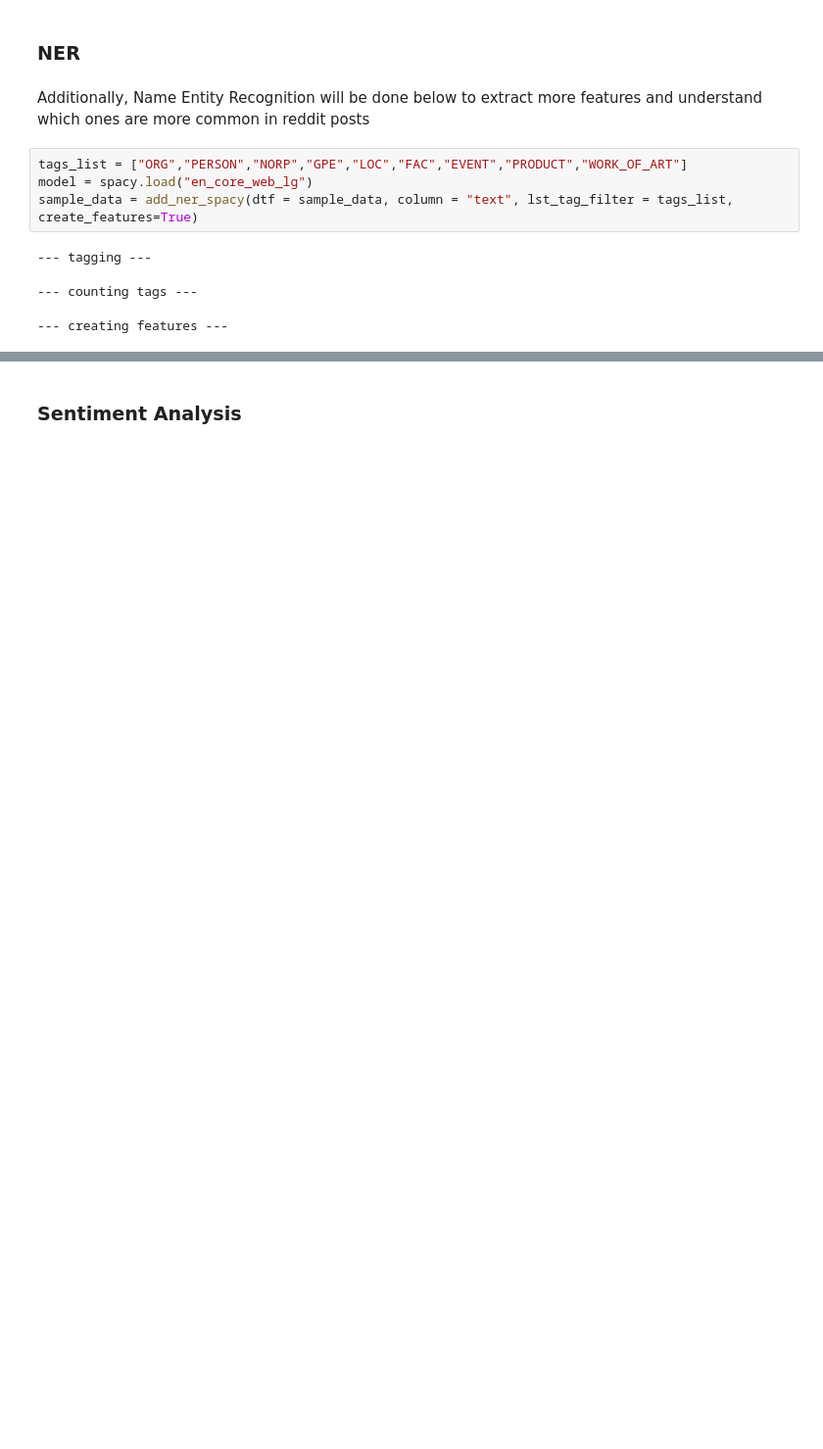
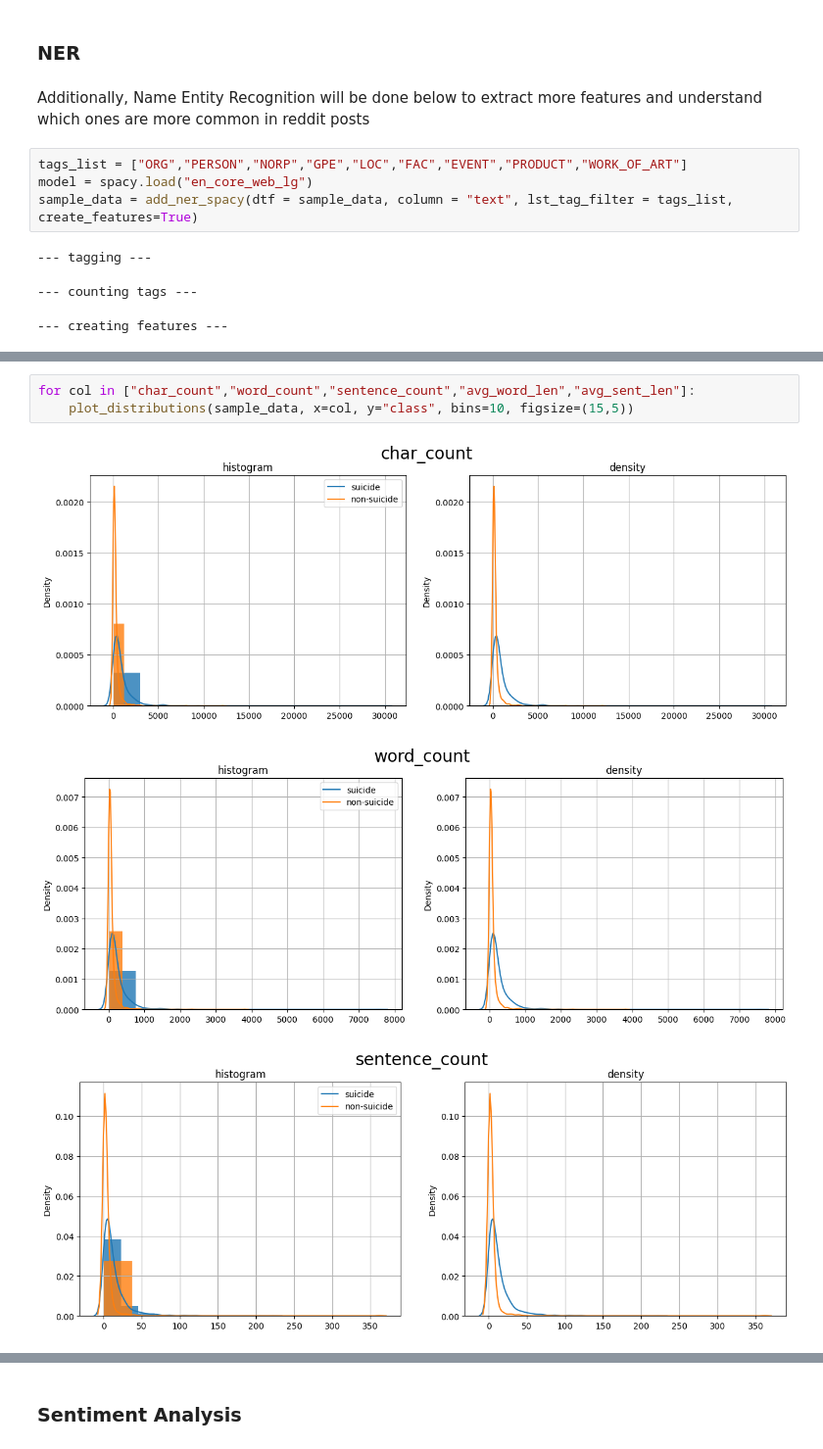
Before and after one commit to eugenebaraka/Predict-Suicidal-Ideation-on-Reddit, a Jupyter notebook: predict suicidal ideation/suicide-classification.ipynb, the cells around one changed output, grey strips where cells are left out. Shown at 98% size. Saved outputs shown, nothing was run; the diff lists cells and outputs as text; blank space fills up the shorter version.

Commit message:
word cloud, sent analysis

```diff
--- a/predict suicidal ideation/suicide-classification.ipynb
+++ b/predict suicidal ideation/suicide-classification.ipynb
@@ -62,0 +115,7 @@ sample_data = add_ner_spacy(dtf = sample_data, column = "text", lst_tag_filter =
+# %%
+for col in ["char_count","word_count","sentence_count","avg_word_len","avg_sent_len"]:
+    plot_distributions(sample_data, x=col, y="class", bins=10, figsize=(15,5))
+# %% [output]
+[figure, added]
+[figure, added]
+[figure, added]
```
Also changed, not shown: parts of 27 cells of this notebook, 1 other file.
